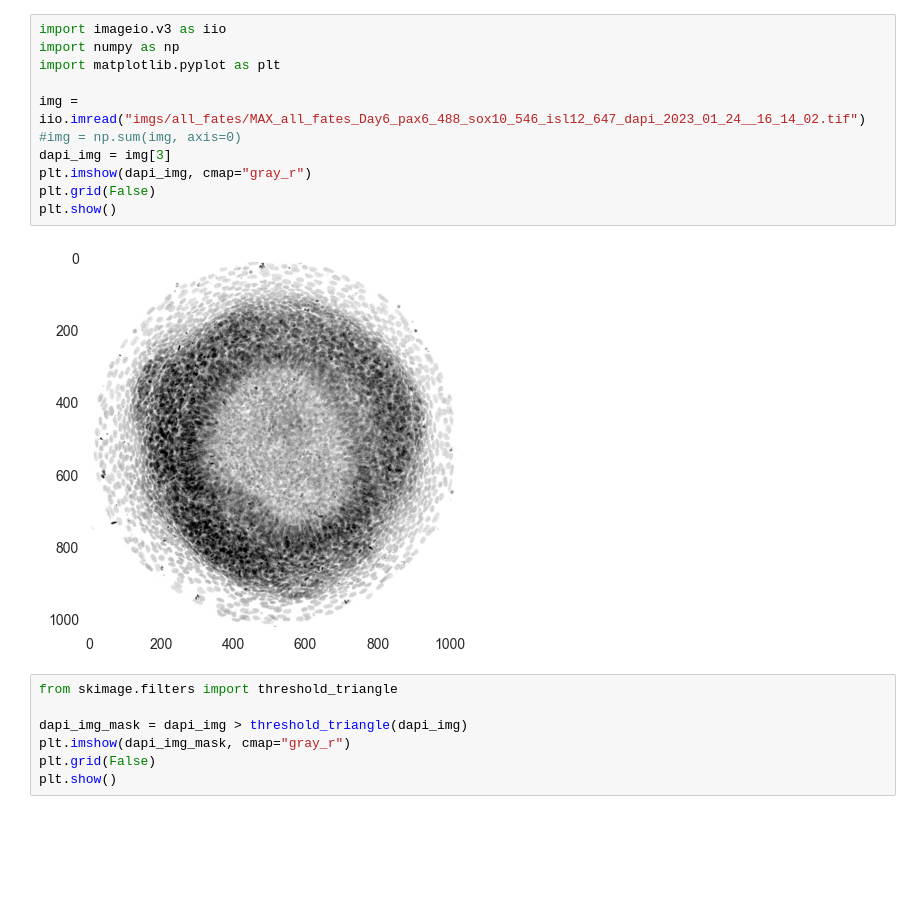
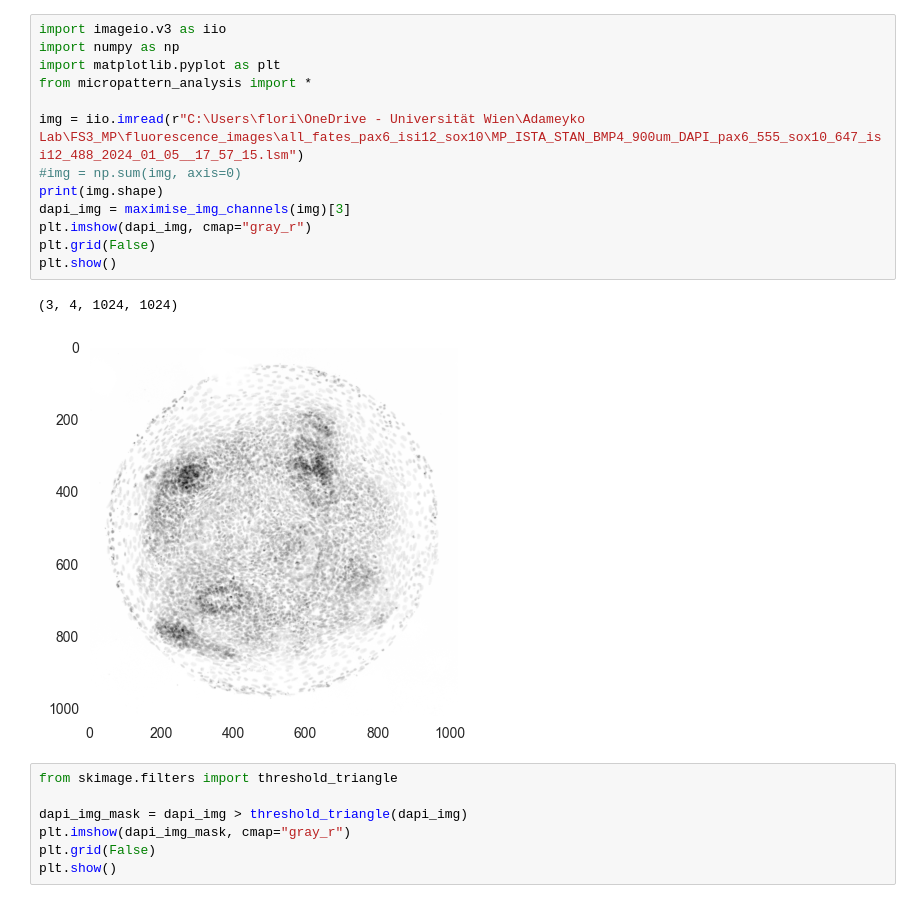
Before and after one commit to flotji-potji/micropattern_analysis, a Jupyter notebook: micropattern_fate_analysis.ipynb, the cells around one changed output. Saved outputs shown, nothing was run; the diff lists cells and outputs as text; blank space fills up the shorter version.

```diff
--- a/img_analysis.ipynb
+++ b/micropattern_fate_analysis.ipynb
@@ -1,16 +1,19 @@
 # %%
 import imageio.v3 as iio
 import numpy as np
 import matplotlib.pyplot as plt
+from micropattern_analysis import *
 
-img = iio.imread("imgs/all_fates/MAX_all_fates_Day6_pax6_488_sox10_546_isl12_647_dapi_2023_01_24__16_14_02.tif")
+img = iio.imread(r"C:\Users\flori\OneDrive - Universität Wien\Adameyko Lab\FS3_MP\fluorescence_images\all_fates_pax6_isi12_sox10\MP_ISTA_STAN_BMP4_900um_DAPI_pax6_555_sox10_647_isi12_488_2024_01_05__17_57_15.lsm")
 #img = np.sum(img, axis=0)
-dapi_img = img[3]
+print(img.shape)
+dapi_img = maximise_img_channels(img)[3]
 plt.imshow(dapi_img, cmap="gray_r")
 plt.grid(False)
 plt.show()
 # %% [output]
+(3, 4, 1024, 1024)
-[figure, old version]
+[figure, new version]
 # %%
 from skimage.filters import threshold_triangle
 
```
Also changed, not shown: parts of 5 cells of this notebook, 2 other files.
